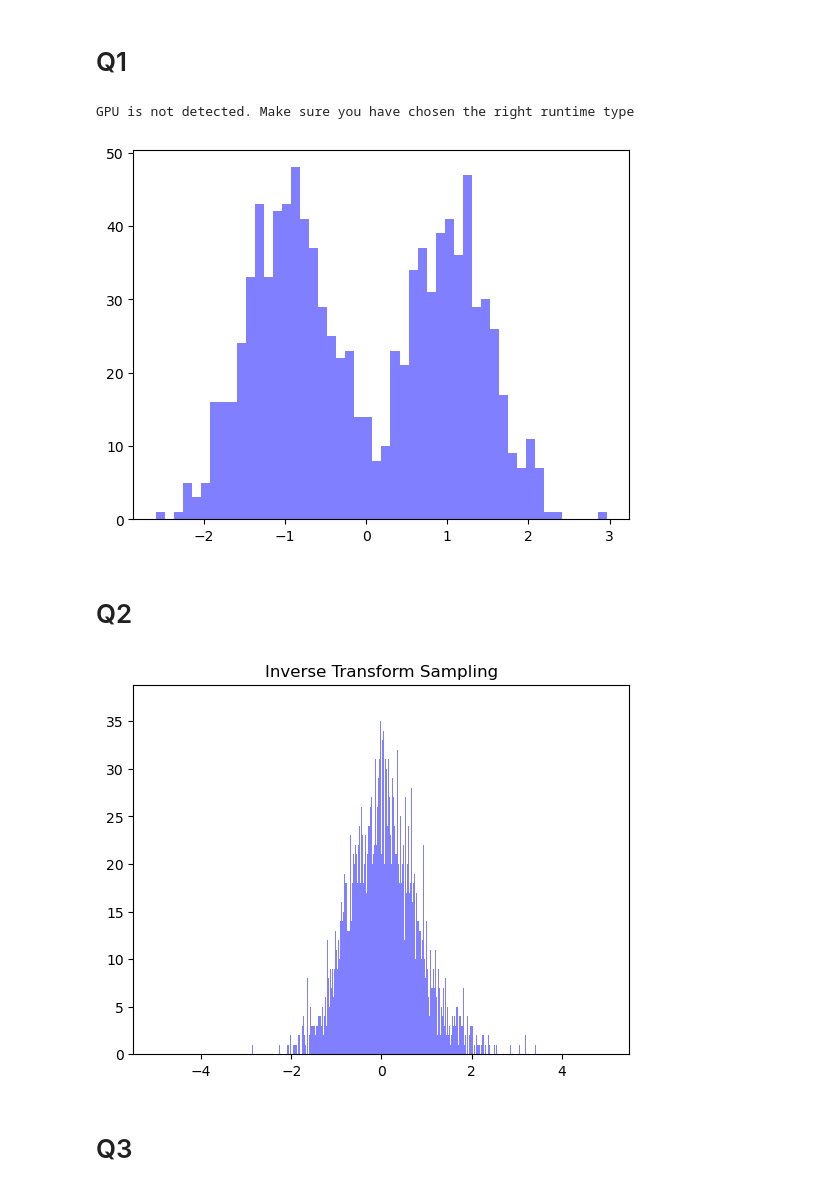
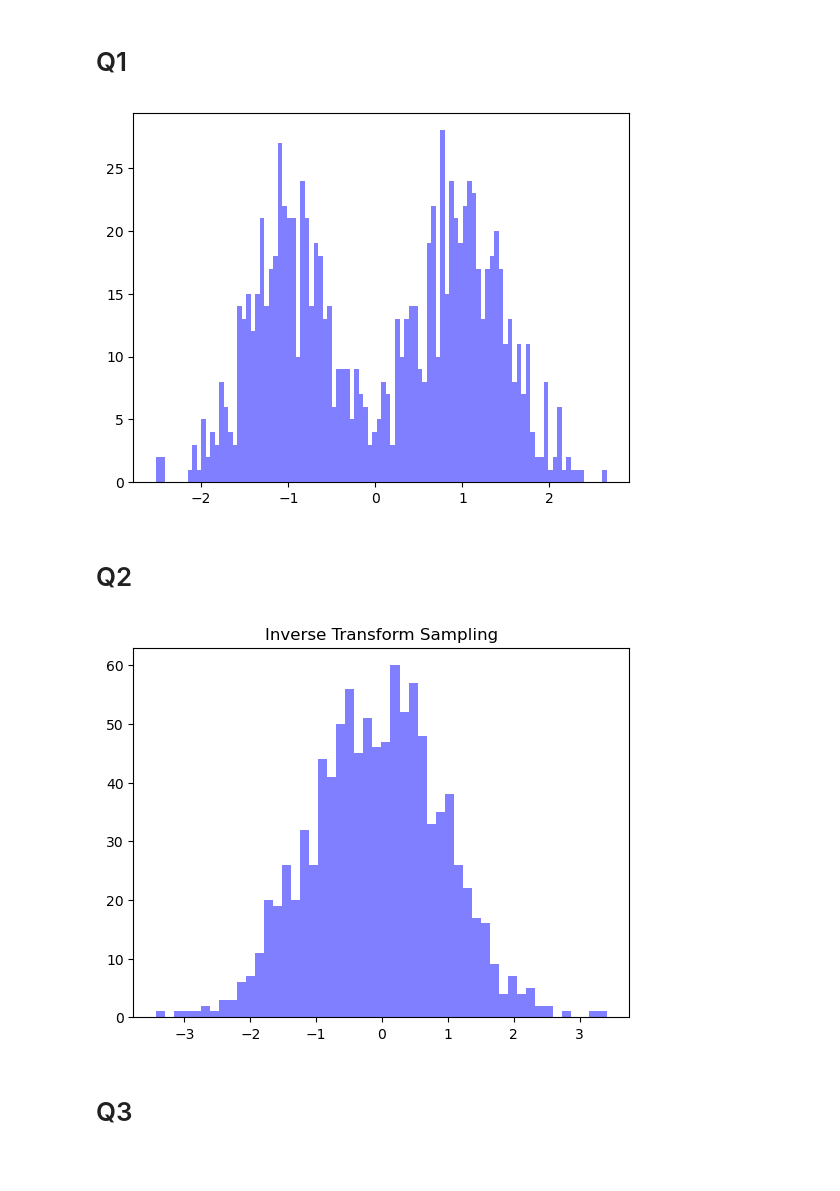
Before and after one commit to prajwalthakur/cs680, a Jupyter notebook: Assignment4/Q2.ipynb, the cells around one changed output. Drawn from its saved outputs; the diff is of its cells as text; code cells hidden in the pictures; blank space fills up the shorter version.

```diff
--- a/Assignment4/Q2.ipynb
+++ b/Assignment4/Q2.ipynb
@@ -1,28 +37,2 @@
 # %% [markdown]
 # Q1
-# %%
-import torch
-from torch import nn, optim, autograd
-import torchvision
-import torchvision.transforms as transforms
-import matplotlib.pyplot as plt
-import torchvision.utils as vutils
-from dataclasses import dataclass
-import time
-import sys
-import numpy as np
-%matplotlib inline
-torch.set_num_threads(1)
-torch.manual_seed(1)
-
-
-device = torch.device("cpu") #torch.device("cuda:0") if torch.cuda.is_available() else torch.device("cpu") #
-
-if device == torch.device("cuda:0"):
-  print('Everything looks good; continue')
-else:
-  # It is OK if you cannot connect to a GPU. In this case, training the model for
-  # 2 epoch is sufficient to get full mark. (NOTE THAT 2 epoch takes approximately 1.5 hours to train for CPU)
-  print('GPU is not detected. Make sure you have chosen the right runtime type')
-# %% [output]
-GPU is not detected. Make sure you have chosen the right runtime type
@@ -38,5 +39,5 @@ hp = GMM_hp()
 # %%
-import matplotlib.pyplot as plt
+
 def GMMsample(gmm:GMM_hp, n=1000, b=50):
     U_ = torch.rand(size=(n,), device=device)
     mask = U_ < gmm.lambda_
@@ -46,46 +47,48 @@ def GMMsample(gmm:GMM_hp, n=1000, b=50):
     # hist = torch.histc(samples, bins = b,min = 0, max = 1) #torchist.histogramdd(samples,bins=b,low=None , upp = None) #
     return samples
 
-bins = 50
+bins = 100
 number_samples =1000
 samples = GMMsample(hp,n=number_samples , b=bins)
 n, bins, patches=plt.hist(samples,bins,facecolor='blue', alpha=0.5)
-plt.savefig('gmmSample.png')
+plt.savefig('Q1.png')
 plt.show()
 # %% [output]
-[figure, old version]
+[figure, new version]
 # %% [markdown]
 # Q2
 # %%
 import matplotlib.pyplot as plt
 import torchist
 def GMMinv(X , gmm:GMM_hp, b=50):
 
     two_  = torch.tensor(2, dtype=torch.int8)
     # 1) cdf of GMM w_1*F1 + w_2*F2 ref : https://stackoverflow.com/questions/48647616/scikitlearn-how-can-i-get-cdf-of-a-gaussian-mixture-model
 
     # 1a CDF of F1 and F2
     # ref1 : https://www.milefoot.com/math/stat/pdfc-normal.htm#:~:text=With%20this%20approach%2C%20the%20Gaussian,(x%E2%88%9A2)%5D.
     # ref2 : https://www.probabilitycourse.com/chapter4/4_2_3_normal.php#:~:text=.-,To%20find%20the%20CDF,-of
-    F1 = 0.5 * (1 + torch.erf((X - gmm.mu[0]) / (gmm.sigma[0] *two_)))  # mixure parameters are given
-    F2 =  0.5 * (1 + torch.erf((X - gmm.mu[1]) / (gmm.sigma[1] *two_)))
-    cdf_GMM = ((gmm.lambda_)/gmm.sigma[0])*F1        +     ( (1-gmm.lambda_)/gmm.sigma[1] )*F2
-
+    F1 = 0.5 * (1 + torch.erf((X - gmm.mu[0]) / (gmm.sigma[0] * torch.sqrt(two_))))  # mixure parameters are given
+    F2 =  0.5 * (1 + torch.erf((X - gmm.mu[1]) / (gmm.sigma[1] * torch.sqrt(two_))))
+    #cdf_GMM = ((gmm.lambda_)/gmm.sigma[0])*F1        +     ( (1-gmm.lambda_)/gmm.sigma[1])*F2
+    cdf_GMM = ((gmm.lambda_))*F1        +     ( (1-gmm.lambda_) )*F2
+    #cdf_GMM =X
 
     # 2) calculating inverse cdf of standard normal distribution
-    p = torch.clamp(cdf_GMM, 1e-9, 1 - 1e-9)    # for numerical satbility
-    z = torch.sqrt(two_) * torch.erfinv(2 * p - 1) # ref:https://stats.stackexchange.com/questions/187828/how-are-the-error-function-and-standard-normal-distribution-function-related
+    #p = torch.clamp(cdf_GMM, 1e-9, 1 - 1e-9)    # for numerical satbility
+    z = torch.sqrt(two_) * torch.erfinv(2 * cdf_GMM - 1) # ref:https://stats.stackexchange.com/questions/187828/how-are-the-error-function-and-standard-normal-distribution-function-related
     return z
 
-bins = 1000
-number_samples =10000
+bins = 50
+number_samples =1000
 samples = GMMsample(hp,n=number_samples , b=bins)
+#samples2  = torch.rand(1000)
 inverse_dist = GMMinv(samples, hp, b=bins)
-n, bins, patches=plt.hist(inverse_dist,bins,facecolor='blue', alpha=0.5,range=(-5,5))
+n, bins, patches=plt.hist(inverse_dist,bins,facecolor='blue', alpha=0.5)
 plt.title('Inverse Transform Sampling')
-plt.savefig('gmminv.png')
+plt.savefig('Q2.png')
 # plt.show()
 # %% [output]
-[figure, old version]
+[figure, new version]
 # %% [markdown]
 # Q3
```
Also changed, not shown: parts of 8 cells of this notebook, 31 other files.
